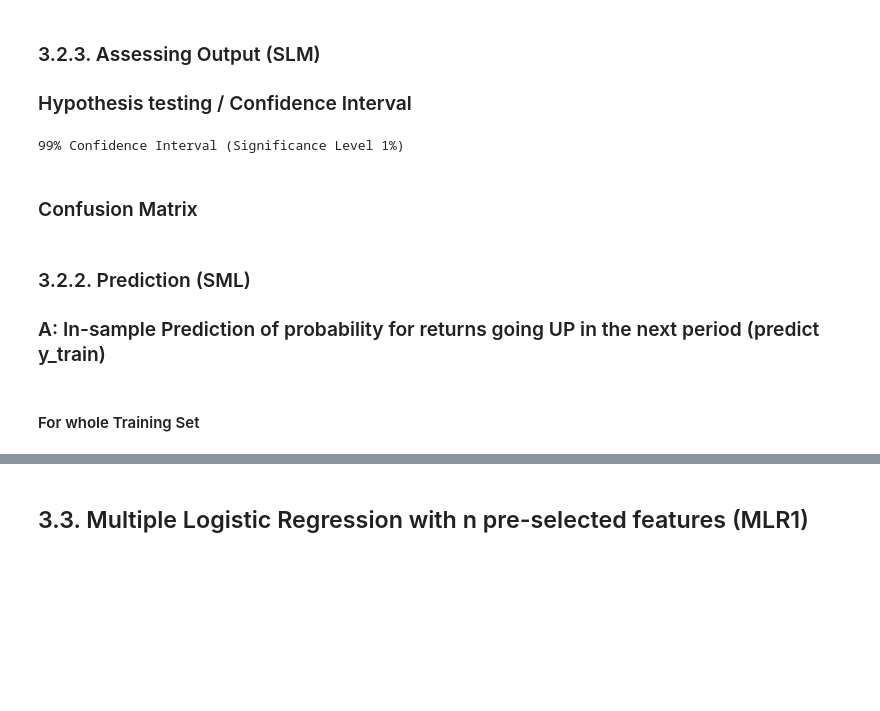
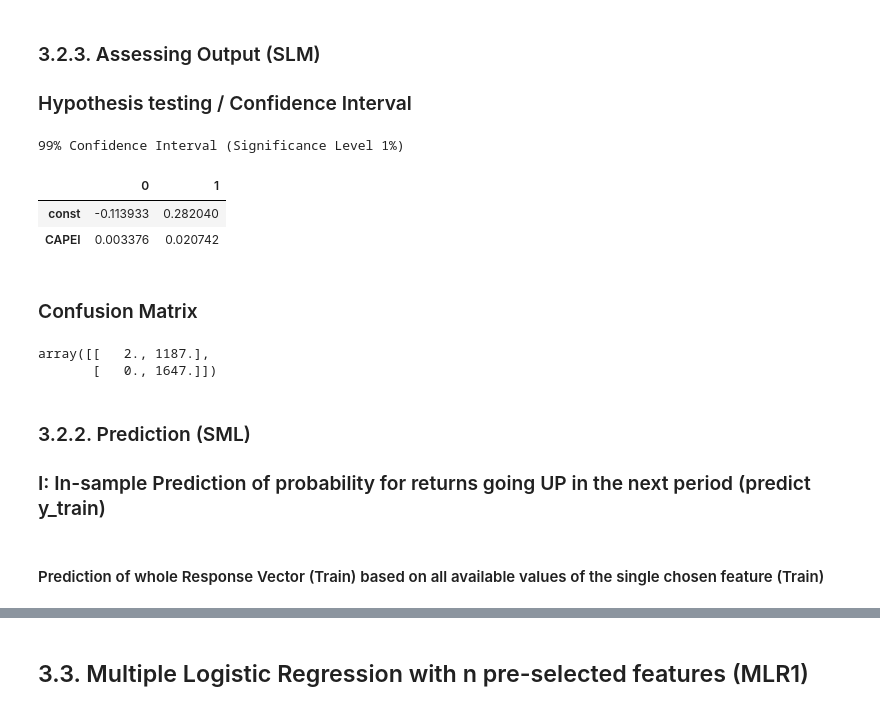
Before and after one commit to mathiasluethi/Machine_Learning_in_Finance_Group_Project, a Jupyter notebook: 3a_prediction_logistic_regression.ipynb, the cells around one changed output, grey strips where cells are left out. Cells and saved outputs as stored; diff of their text form; code cells hidden in the pictures; blank space fills up the shorter version.

```diff
--- a/3a_prediction_logistic_regression.ipynb
+++ b/3a_prediction_logistic_regression.ipynb
@@ -189,28 +186,28 @@ Response Vector y (Test) after Feature Selection
 # %% [markdown]
 ### 3.2.1. Preparation and fitting (on Training Set) , define BEST FEATURE (SLM)
 # %%
+# print status
 print('Features Selected with ' + str(sel_feat))
-print('Version ' + str(VERSION) + '; ' + str(sel_version))
-print("")
+print('Version ' + str(VERSION) + '; ' + str(sel_version),'\n')
 
 # Run Simple Logistic Regression
 # Logistic Regression (with the most important feature from feature selection)
 # Assign "best_feature" to matrix X and response to y, acording to chosen Version of datasets and feature Selection method
+pca_error = ('ERROR: PCA best feature not defined (PCA is unlabeled)! Thus no Simple Regression available.'+'\n'+'Proceed to Multiple Regression in chapter 3.3.')
 if VERSION == 1:
     if SELECTION == 'RF':
         best_feature = 'CAPEI'
-        logReg = sm.Logit(endog = y_train_s, exog= sm.add_constant(X_train_s[[best_feature]])).fit()
+        logReg = sm.Logit(endog = y_train_s, exog= sm.add_constant(X_train_s[best_feature])).fit()
     elif SELECTION == 'PCA':
         best_feature = None
-        print('ERROR: PCA best feature not defined! Thus no Simple Regression possible.')
+        print(pca_error)
 elif VERSION == 2:
     if SELECTION == 'RF':
         best_feature = 'RET'
-        logReg = sm.Logit(endog = y_train_s, exog= sm.add_constant(X_train_s[[best_feature]])).fit()
+        logReg = sm.Logit(endog = y_train_s, exog= sm.add_constant(X_train_s[best_feature])).fit()
     elif SELECTION == 'PCA':
         best_feature = None
-        print('ERROR: PCA best feature not defined! Thus no Simple Regression possible.')
+        print(pca_error)
 else: raise ValueError('VERSION value must be either 1 or 2, SELECTION must be either RF or PCA')
-print("")
 # %% [output]
 Features Selected with Random Forest (RF)
@@ -261,28 +256,33 @@ dtype: float64
 # %%
 significance_level = 0.01
 
 if SELECTION == 'RF':
-    print("")
     print(str(int(100 - significance_level*100)) + '% Confidence Interval (Significance Level '
           + str(int(significance_level*100)) + '%)')
-    logReg.conf_int(alpha=significance_level)
+    display(logReg.conf_int(alpha=significance_level))
 elif SELECTION == 'PCA':
-    print('ERROR: PCA best feature not defined! Thus no Simple Regression possible.')
+    print(pca_error)
 else: raise ValueError('VERSION value must be either 1 or 2, SELECTION must be either RF or PCA')
 # %% [output]
 99% Confidence Interval (Significance Level 1%)
+|  | 0 | 1 |
+| const | -0.113933 | 0.282040 |
+| CAPEI | 0.003376 | 0.020742 |
 # %% [markdown]
 ### Confusion Matrix
 # %%
 if SELECTION == 'RF':
-    logReg.pred_table(threshold=0.5)
+    display(logReg.pred_table(threshold=0.5))
 elif SELECTION == 'PCA':
-    print('ERROR: PCA best feature not defined! Thus no Simple Regression possible.')
+    print(pca_error)
 else: raise ValueError('VERSION value must be either 1 or 2, SELECTION must be either RF or PCA')
+# %% [output]
+array([[   2., 1187.],
+       [   0., 1647.]])
 # %% [markdown]
 ### 3.2.2. Prediction (SML)
 
-### A: In-sample Prediction of probability for returns going UP in the next period (predict y_train)
+### I: In-sample Prediction of probability for returns going UP in the next period (predict y_train)
-# %% [markdown]
-#### For whole Training Set
+# %% [markdown]
+#### Prediction of whole Response Vector (Train) based on all available values of the single chosen feature (Train)
 # %%
```
Also changed, not shown: parts of 21 cells of this notebook, 1 other file.
